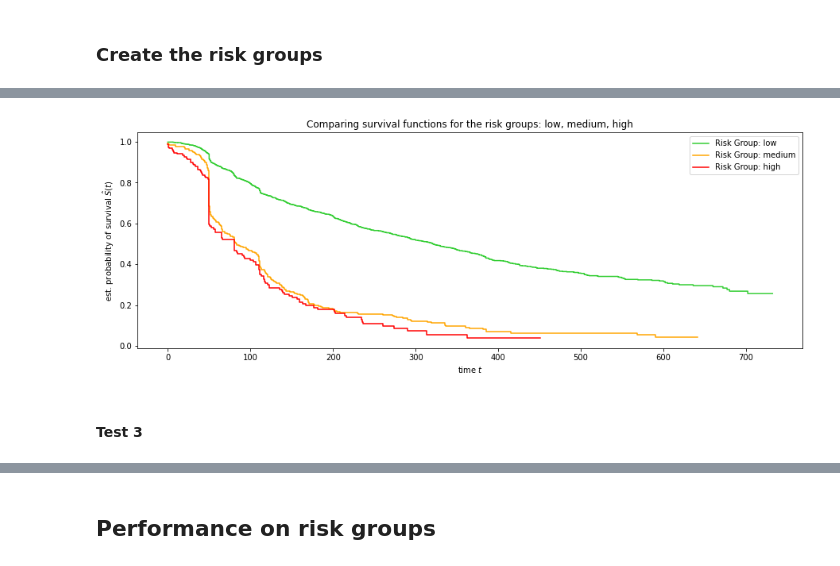
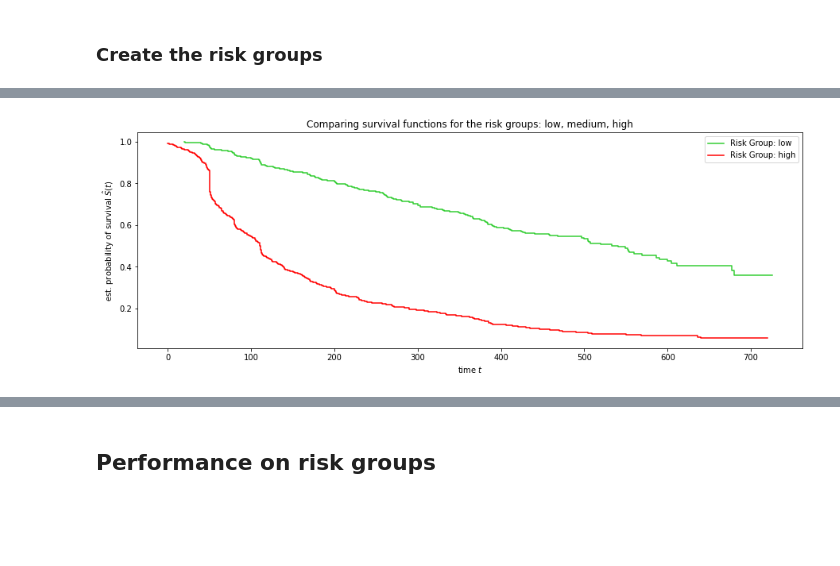
Before and after one commit to marcosmedvescig/thesis_survival_models_for_predicting_churn, a Jupyter notebook: apply_model.ipynb, the cells around one changed output, grey strips where cells are left out. Drawn from its saved outputs; the diff is of its cells as text; code cells hidden in the pictures; blank space fills up the shorter version.

```diff
--- a/apply_model.ipynb
+++ b/apply_model.ipynb
@@ -102,14 +114,10 @@ E_test  = E_train_test.loc[index_test].reset_index( drop = True )
 ### Train the model
 # %%
 from pysurvival.models.survival_forest import RandomSurvivalForestModel
-from pysurvival.utils.metrics import concordance_index
-from pysurvival.utils.display import integrated_brier_score
 import pandas as pd
 
-#Creating an instance of the Conditional model and fitting the data.
-
 ## Build the model
-model = RandomSurvivalForestModel(num_trees=50)
+model = RandomSurvivalForestModel(num_trees=100)
 model.fit(X_train, T_train, E_train,
         max_features="sqrt", max_depth=5, min_node_size=5)
 # %% [output]
@@ -133,18 +133,11 @@ Target high risk group (5%):116.75
 # %%
 from pysurvival.utils.display import create_risk_groups
 
-low_upper_bound = 350
-mid_upper_bound = 450
+low_upper_bound = 230
 
 risk_groups = create_risk_groups( model=model, X=X_eval,
                                   use_log = False, num_bins=30, figure_size=(20, 4),
                                   low={'lower_bound':0, 'upper_bound':low_upper_bound, 'color':'limegreen'},
-                                  medium={'lower_bound':low_upper_bound, 'upper_bound':mid_upper_bound,'color':'orange'},
-                                  high={'lower_bound':mid_upper_bound, 'upper_bound':800,  'color':'red'}
+                                  high={'lower_bound':low_upper_bound, 'upper_bound':800,  'color':'red'}
                                   )
-
-print('Test 1 - low_upper_bound:{} - mid_upper_bound:{}'.format(low_upper_bound, mid_upper_bound))
-print('Low risk group - target: 1868 - current:{}'.format(len(risk_groups['low'][1])))
-print('mid risk group - target: 350 - current:{}'.format(len(risk_groups['medium'][1])))
-print('high risk group - target: 116 - current:{}'.format(len(risk_groups['high'][1])))
 # %% [output]
@@ -158,17 +144,0 @@ high risk group - target: 116 - current:880
-# %%
-from pysurvival.utils.display import create_risk_groups
-
-low_upper_bound = 510
-mid_upper_bound = 560
-
-risk_groups = create_risk_groups( model=model, X=X_eval,
-                                  use_log = False, num_bins=30, figure_size=(20, 4),
-                                  low={'lower_bound':0, 'upper_bound':low_upper_bound, 'color':'limegreen'},
-                                  medium={'lower_bound':low_upper_bound, 'upper_bound':mid_upper_bound,'color':'orange'},
-                                  high={'lower_bound':mid_upper_bound, 'upper_bound':800,  'color':'red'}
-                                  )
-
-print('Test 2 - low_upper_bound:{} - mid_upper_bound:{}'.format(low_upper_bound, mid_upper_bound))
-print('Low risk group - target: 1868 - current:{}'.format(len(risk_groups['low'][1])))
-print('mid risk group - target: 350 - current:{}'.format(len(risk_groups['medium'][1])))
-print('high risk group - target: 116 - current:{}'.format(len(risk_groups['high'][1])))
@@ -181,25 +145,23 @@ high risk group - target: 116 - current:152
 # %%
 %matplotlib inline
 import matplotlib.pyplot as plt
 from sksurv.nonparametric import kaplan_meier_estimator
 
 # Initializing the figure
 fig, ax = plt.subplots(figsize=(15, 5))
 
-for risk_group in ('low','medium','high'):
+for risk_group in ('low','high'):
     time, survival_prob = kaplan_meier_estimator(
         E_eval.iloc[risk_groups[risk_group][1]].astype('bool'),
         T_eval.iloc[risk_groups[risk_group][1]])
 
     plt.step(time, survival_prob, where="post",
             label="Risk Group: %s" % risk_group,
             color = risk_groups[risk_group][0])
 
 plt.title("Comparing survival functions for the risk groups: low, medium, high")
 plt.ylabel("est. probability of survival $\hat{S}(t)$")
 plt.xlabel("time $t$")
 plt.legend(loc="best");
 # %% [output]
-[figure, old version]
+[figure, new version]
-# %% [markdown]
-#### Test 3
```
Also changed, not shown: parts of 17 cells of this notebook.
